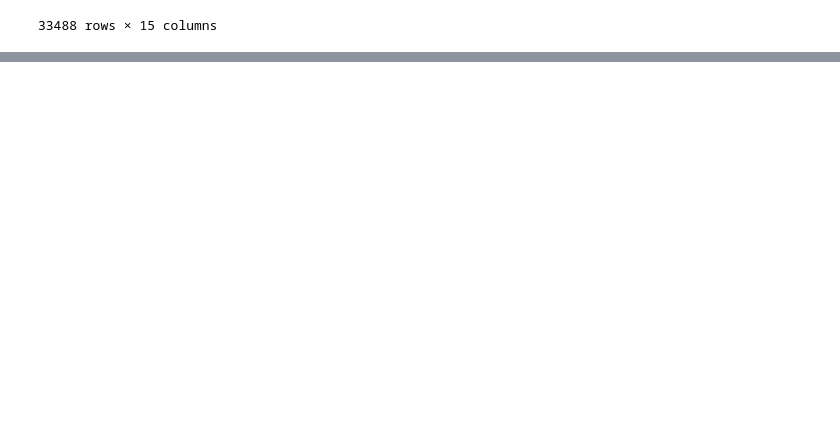
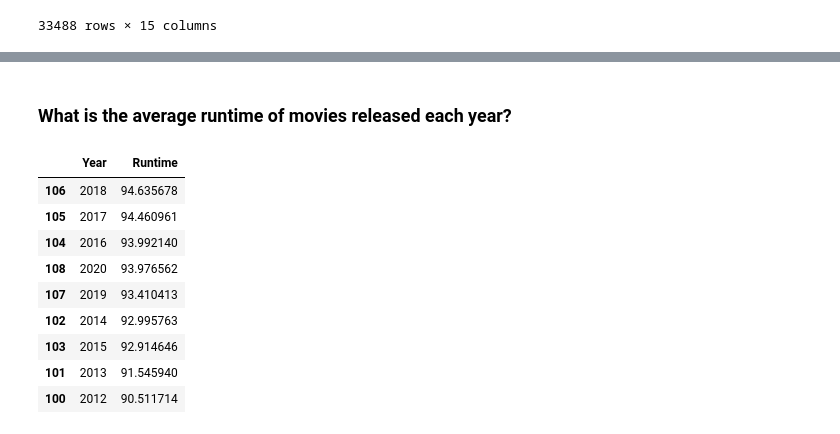
Before and after one commit to charliedgarrod/LSE-Career-Accelerator, a Jupyter notebook: Course 2: Data Analytics Using Python/Practical Activity/Canopy.ipynb, the cells around one changed output, grey strips where cells are left out. Cells and saved outputs as stored; diff of their text form; code cells hidden in the pictures; blank space fills up the shorter version.

```diff
--- a/Course 2: Data Analytics Using Python/Practical Activity/Canopy.ipynb
+++ b/Course 2: Data Analytics Using Python/Practical Activity/Canopy.ipynb
@@ -357,0 +382,22 @@ movies_ott_con
+# %% [markdown]
+### What is the average runtime of movies released each year?
+# %%
+# Group the data by the 'Year' column and calculate the average runtime of movies each year.
+mo_gbpy1 = movies_ott_merge.groupby('Year')['Runtime'].mean().reset_index()
+
+# Find the films released in 2012 and later, and sort them in descending order.
+mo_gbpy1 = mo_gbpy1[mo_gbpy1['Year'] >= 2012].sort_values('Runtime', ascending= False)
+
+# Display the DataFrame
+mo_gbpy1
+# %% [output]
+|  | Year | Runtime |
+| 106 | 2018 | 94.635678 |
+| 105 | 2017 | 94.460961 |
+| 104 | 2016 | 93.992140 |
+| 108 | 2020 | 93.976562 |
+| 107 | 2019 | 93.410413 |
+| 102 | 2014 | 92.995763 |
+| 103 | 2015 | 92.914646 |
+| 101 | 2013 | 91.545940 |
+| 100 | 2012 | 90.511714 |
```
Also changed, not shown: parts of 5 cells of this notebook.
